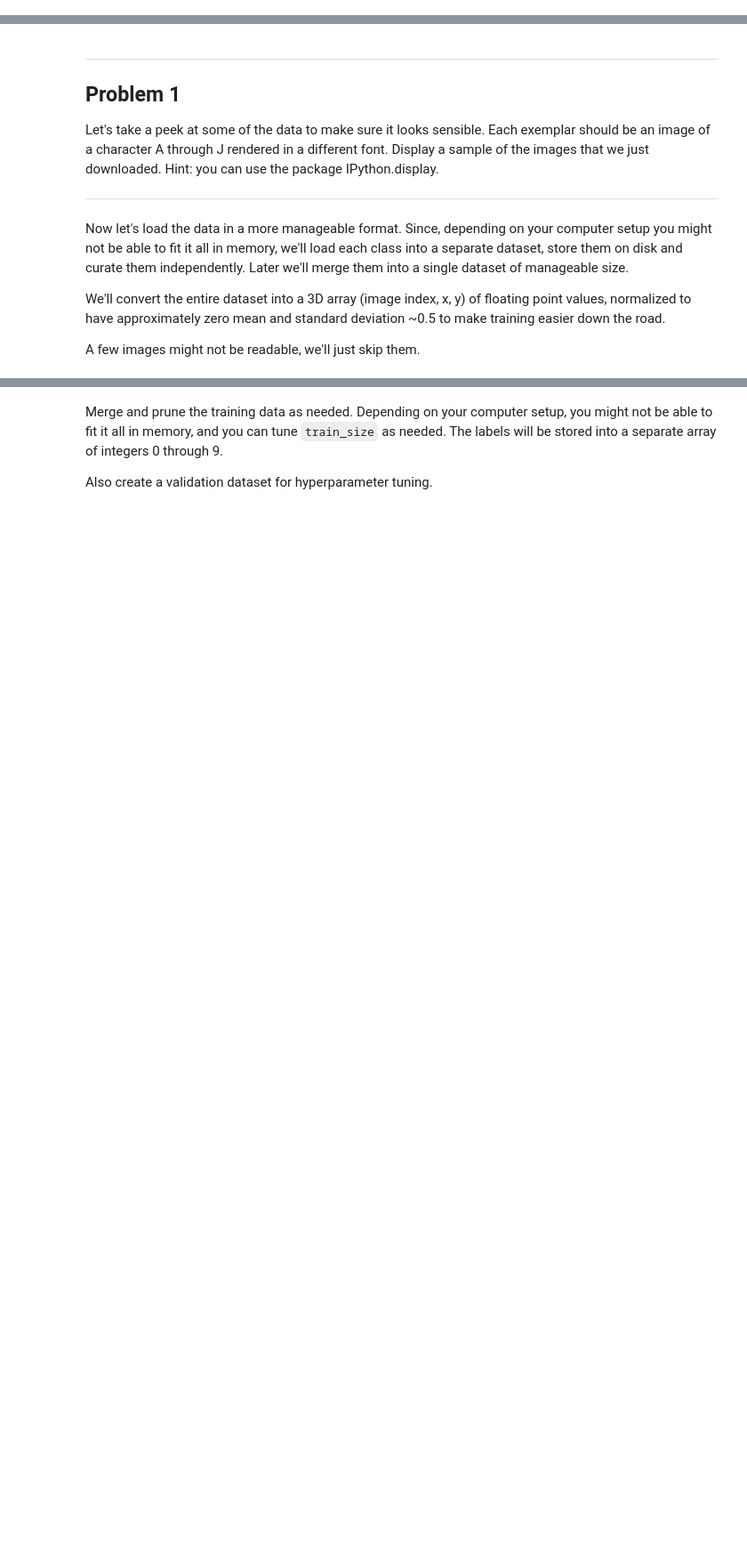
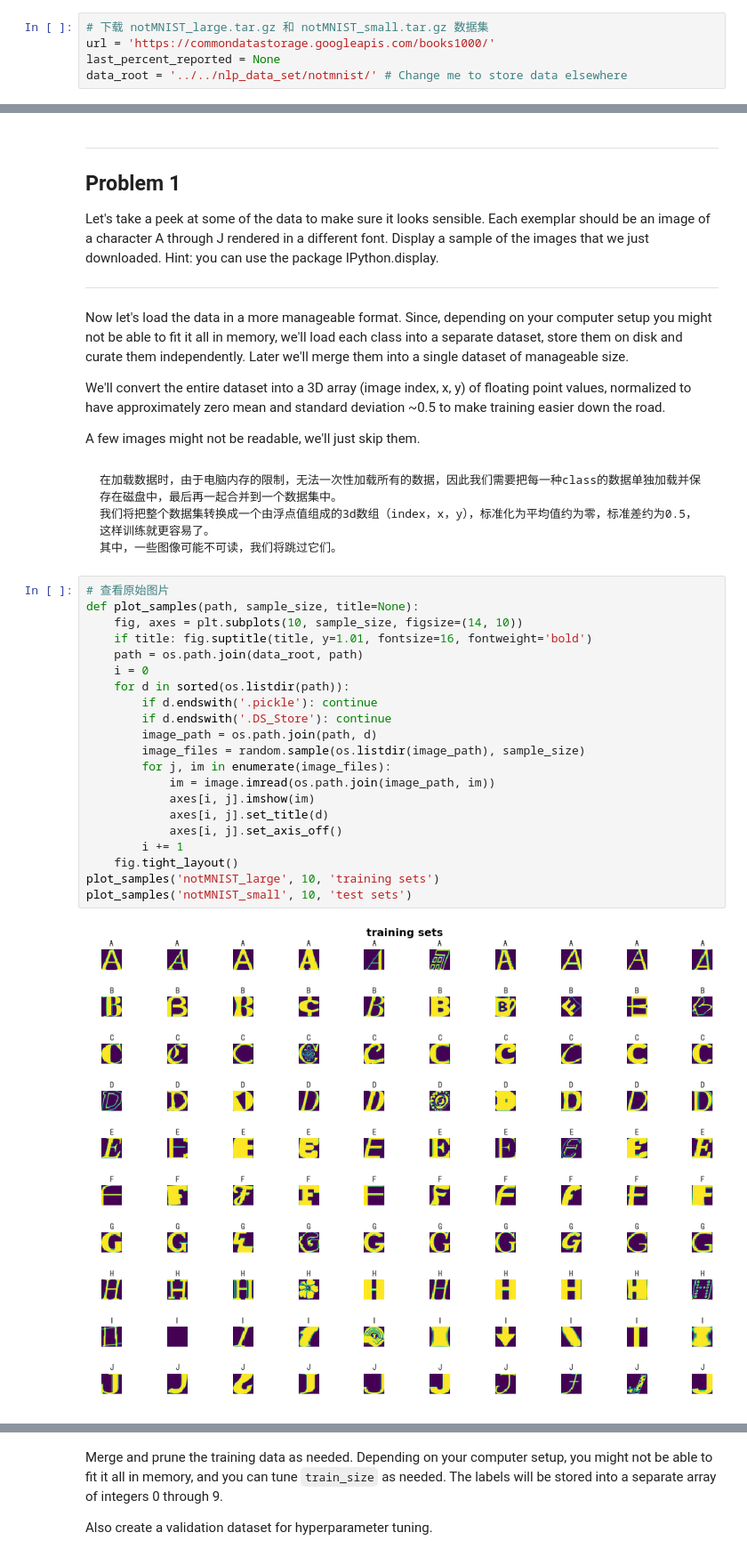
Before and after one commit to yuanjin54/nlp, a Jupyter notebook: assignment_09/1_notmnist.ipynb, the cells around one changed output, grey strips where cells are left out. Shown: that part at 89% size. Drawn from its saved outputs; the diff is of its cells as text; blank space fills up the shorter version.

```diff
--- a/assignment_09/1_notmnist.ipynb
+++ b/assignment_09/1_notmnist.ipynb
@@ -43,4 +46,9 @@ from six.moves import cPickle as pickle
 %matplotlib inline
 # %% [markdown]
 First, we'll download the dataset to our local machine. The data consists of characters rendered in a variety of fonts on a 28x28 image. The labels are limited to 'A' through 'J' (10 classes). The training set has about 500k and the testset 19000 labeled examples. Given these sizes, it should be possible to train models quickly on any machine.
+# %%
+# 下载 notMNIST_large.tar.gz 和 notMNIST_small.tar.gz 数据集
+url = 'https://commondatastorage.googleapis.com/books1000/'
+last_percent_reported = None
+data_root = '../../nlp_data_set/notmnist/' # Change me to store data elsewhere
 # %%
@@ -132,3 +144,30 @@ Now let's load the data in a more manageable format. Since, depending on your co
 We'll convert the entire dataset into a 3D array (image index, x, y) of floating point values, normalized to have approximately zero mean and standard deviation ~0.5 to make training easier down the road.
 
 A few images might not be readable, we'll just skip them.
+# %% [markdown]
+    在加载数据时，由于电脑内存的限制，无法一次性加载所有的数据，因此我们需要把每一种class的数据单独加载并保存在磁盘中，最后再一起合并到一个数据集中。
+    我们将把整个数据集转换成一个由浮点值组成的3d数组（index，x，y），标准化为平均值约为零，标准差约为0.5，这样训练就更容易了。
+    其中，一些图像可能不可读，我们将跳过它们。
+# %%
+# 查看原始图片
+def plot_samples(path, sample_size, title=None):
+    fig, axes = plt.subplots(10, sample_size, figsize=(14, 10))
+    if title: fig.suptitle(title, y=1.01, fontsize=16, fontweight='bold')
+    path = os.path.join(data_root, path)
+    i = 0
+    for d in sorted(os.listdir(path)):
+        if d.endswith('.pickle'): continue
+        if d.endswith('.DS_Store'): continue
+        image_path = os.path.join(path, d)
+        image_files = random.sample(os.listdir(image_path), sample_size)
+        for j, im in enumerate(image_files):
+            im = image.imread(os.path.join(image_path, im))
+            axes[i, j].imshow(im)
+            axes[i, j].set_title(d)
+            axes[i, j].set_axis_off()
+        i += 1
+    fig.tight_layout()
+plot_samples('notMNIST_large', 10, 'training sets')
+plot_samples('notMNIST_small', 10, 'test sets')
+# %% [output]
+[figure, added]
```
Also changed, not shown: parts of 41 cells of this notebook.
